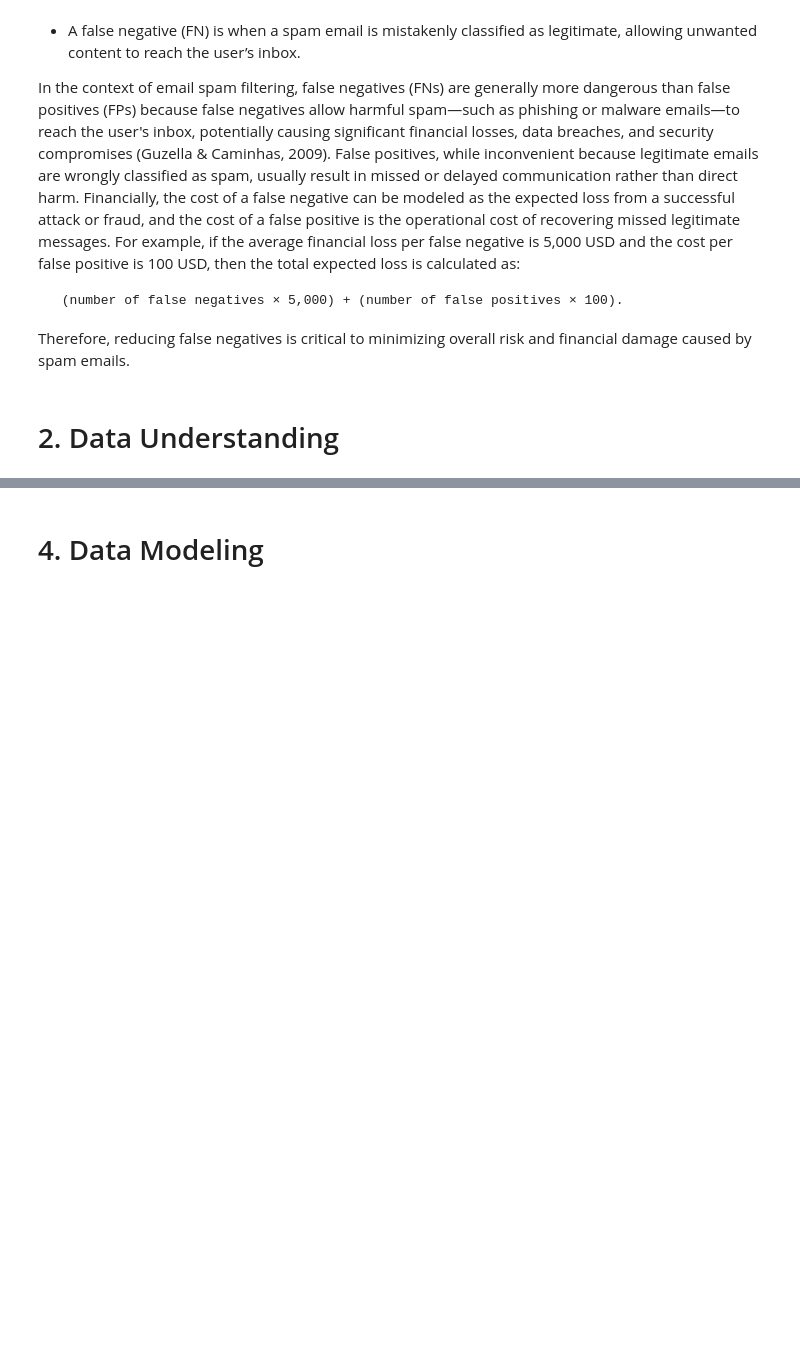
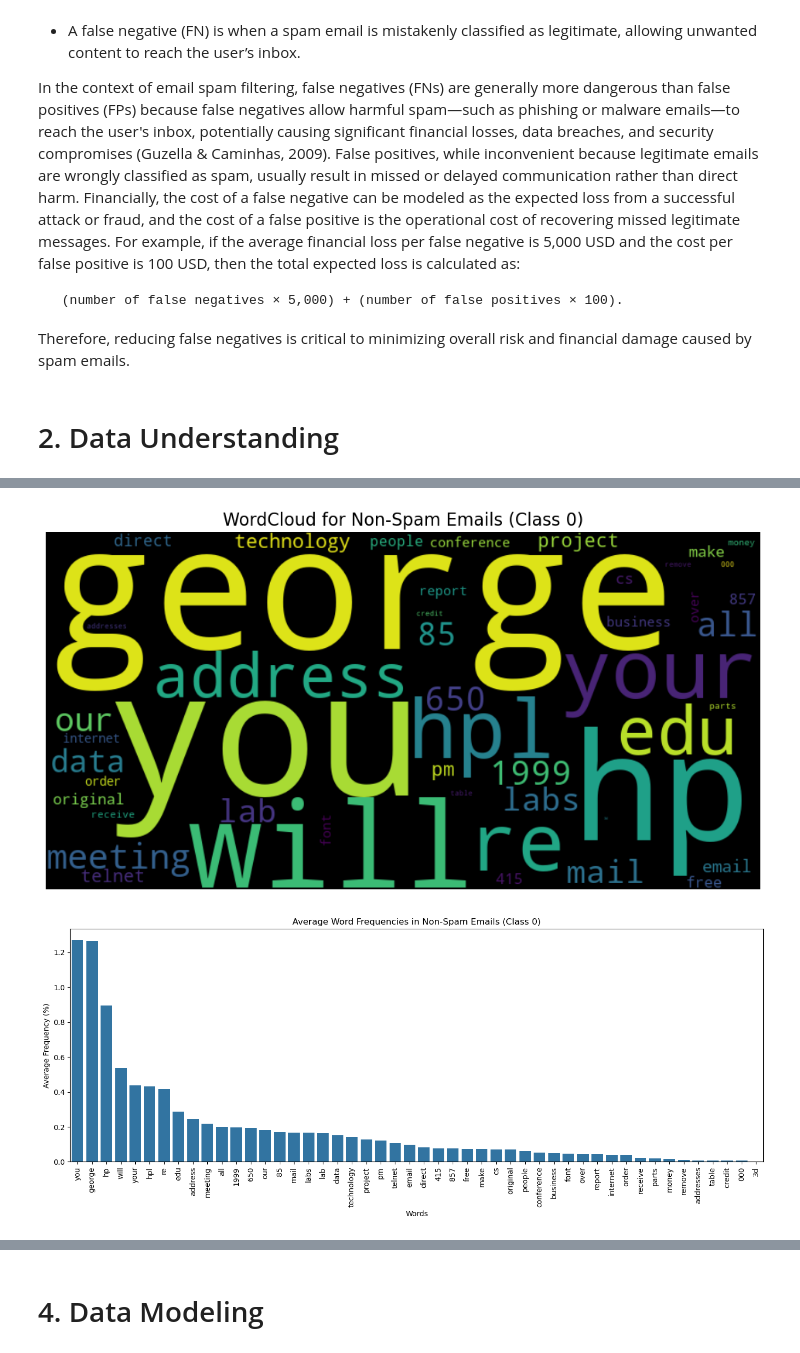
Before and after one commit to hansdarmawann/spambase-lgbm, a Jupyter notebook: spb_hd.ipynb, the cells around one changed output, grey strips where cells are left out. Cells and saved outputs as stored; diff of their text form; code cells hidden in the pictures; blank space fills up the shorter version.

```diff
--- a/spb_hd.ipynb
+++ b/spb_hd.ipynb
@@ -23,0 +137,35 @@ Therefore, reducing false negatives is critical to minimizing overall risk and f
+# %%
+from wordcloud import WordCloud
+import matplotlib.pyplot as plt
+import seaborn as sns
+
+# Generate list of word frequency columns using list comprehension
+word_freq_cols = [col for col in df.columns if col.startswith('word_freq_')]
+
+def create_wordcloud(data, title):
+    # Convert word frequencies to a dictionary suitable for WordCloud
+    word_freq_dict = {col.replace('word_freq_', ''): data[col].mean() for col in word_freq_cols}
+
+    # Generate wordcloud
+    wc = WordCloud(width=800, height=400).generate_from_frequencies(word_freq_dict)
+
+    # Plot
+    plt.figure(figsize=(14, 6))
+    plt.imshow(wc, interpolation='bilinear')
+    plt.axis('off')
+    plt.title(title, fontsize=16)
+    plt.show()
+
+def plot_word_freq_distribution(data, title):
+    # Calculate mean frequencies for each word feature
+    mean_freq = data[word_freq_cols].mean().sort_values(ascending=False)
+
+    # Plot distribution as barplot without palette to avoid warning
+    plt.figure(figsize=(14, 6))
+    sns.barplot(x=mean_freq.index.str.replace('word_freq_', ''), y=mean_freq.values)
+    plt.xticks(rotation=90)
+    plt.xlabel('Words')
+    plt.ylabel('Average Frequency (%)')
+    plt.title(title)
+    plt.tight_layout()
+    plt.show()
@@ -23,0 +176,9 @@ Therefore, reducing false negatives is critical to minimizing overall risk and f
+# %%
+# Create wordcloud for Non-Spam emails (Class 0)
+create_wordcloud(df[df['Class'] == 0], "WordCloud for Non-Spam Emails (Class 0)")
+
+# Plot distribution for Non-Spam emails (Class 0)
+plot_word_freq_distribution(df[df['Class'] == 0], "Average Word Frequencies in Non-Spam Emails (Class 0)")
+# %% [output]
+[figure, added]
+[figure, added]
```
Also changed, not shown: parts of 22 cells of this notebook.
